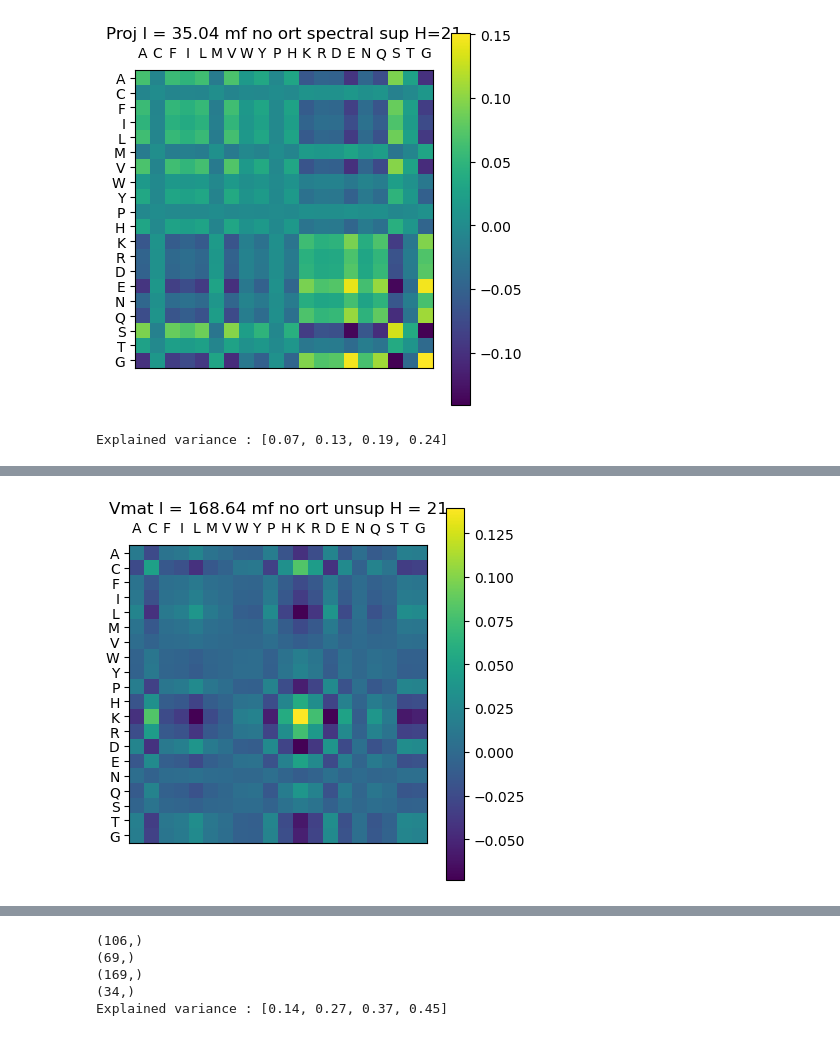
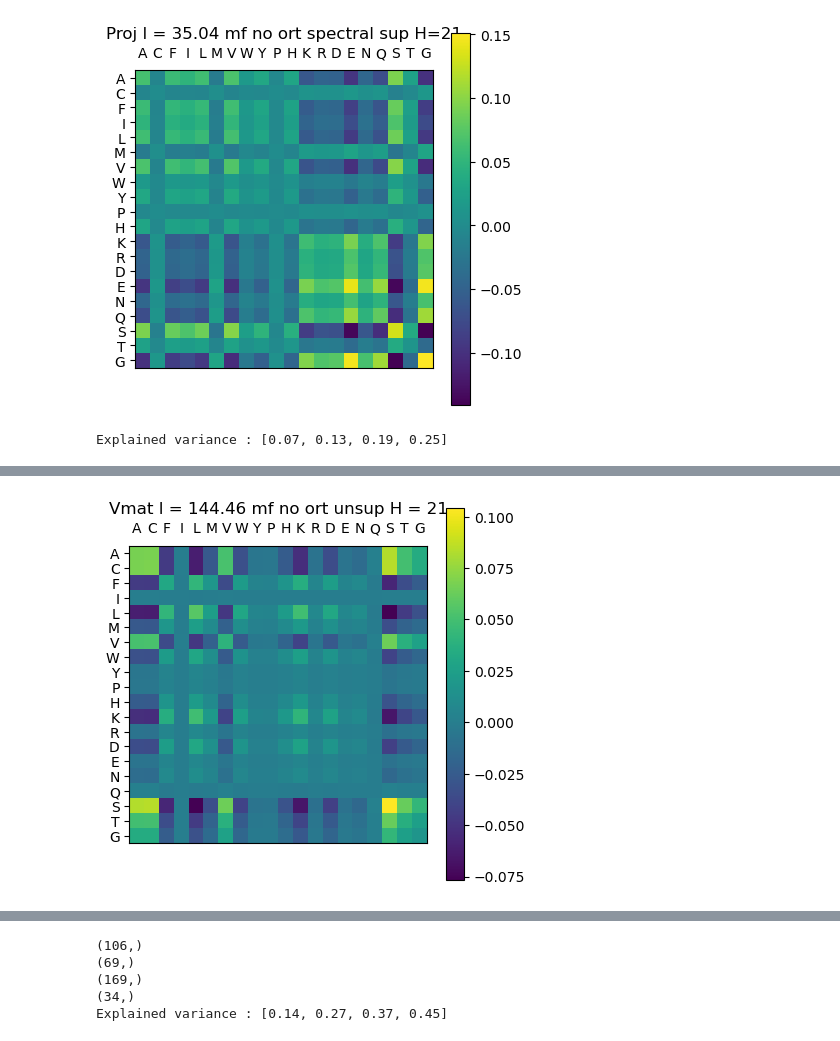
Before and after one commit to leonardodibari/HopfieldDCA.jl, a Jupyter notebook: notebooks/int_matrix.ipynb, the cells around one changed output, grey strips where cells are left out. Drawn from its saved outputs; the diff is of its cells as text; code cells hidden in the pictures.

```diff
--- a/notebooks/int_matrix.ipynb
+++ b/notebooks/int_matrix.ipynb
@@ -100,7 +100,7 @@ function compute_mat_sf(m)
     return e_all
 end
 
-function showVmat_mf(m, n_eig, structfiles; n_vals = 30, tit = " ")
+function showVmat_mf(m, n_eig, structfiles; tit = " ")
     Nf = length(m.Ks)
     @tullio VV[a, b, h] := m.V[a,h]*m.V[b,h]
     llh = get_filt_mat_mf2(m1.Ks, m1.V, structfiles, ppv_cutoff = 0.8)
@@ -118,7 +118,7 @@ function showVmat_mf(m, n_eig, structfiles; n_vals = 30, tit = " ")
     end
 end
 
-function showVmat_mf_uns(m, n_eig; n_vals = 3, tit = " ", min_dist = 6)
+function showVmat_mf_uns(m, n_eig; tit = " ", min_dist = 6, perc = 0.125)
     Nf = length(m.Ks)
     @tullio VV[a, b, h] := m.V[a,h]*m.V[b,h]
     N = maximum([size(m.Ks[f], 1) for f in 1:Nf])
@@ -127,11 +127,12 @@ function showVmat_mf_uns(m, n_eig; n_vals = 3, tit = " ", min_dist = 6)
     counts = zeros(N, N, H)
     for f in 1:Nf
         for h in 1:size(m.V,2)
-            mm = m.Ks[f][:,:,h]
-            mm_zsg = mm .- mean(mm, dims = 1) .- mean(mm, dims = 2) .- mean(mean(mm, dims = 1), dims = 2)
-            masked = set_elements_to_zero(mm_zsg, min_dist)
+            #mm =
+            #mm_zsg = mm .- mean(mm, dims = 1) .- mean(mm, dims = 2) .- mean(mean(mm, dims = 1), dims = 2)
+            L = size(m.Ks[f][:,:,h], 1)
+            masked = set_elements_to_zero(m.Ks[f][:,:,h], min_dist)
             #masked = set_elements_to_zero(m.Ks[f][:,:,h], min_dist)
-            good_cont = get_highest_vals(correct_APC(sqrt.(masked .^2)), n_vals)
+            good_cont = get_highest_vals(correct_APC(sqrt.(masked .^2)), round(Int,perc * L))
 
             for n in 1:length(good_cont)
                 KK[good_cont[n][1], good_cont[n][2], h] += good_cont[n][3]
@@ -389,8 +399,8 @@ Explained Var : [0.26, 0.43, 0.53, 0.62]
 @load "../../multi_fam/ortfalse_H21η0.05λ0.001/mf_pars14_H21η0.05λ0.001T40.jld2"
 fs = [14, 90, 105, 131, 200, 412, 1807, 2953, 7648]
 m1 = m ; n_eig = 4;
-showVmat_mf_uns(m1, n_eig, tit = "mf no ort unsup H = 21", n_vals = 10)
+showVmat_mf_uns(m1, n_eig, tit = "mf no ort unsup H = 21")
 #la matrice con l'elettrostatico è la 11, la matrice con la cisteina è la 19
 ;
 # %% [output]
-Explained variance : [0.07, 0.13, 0.19, 0.24]
+Explained variance : [0.07, 0.13, 0.19, 0.25]
@@ -400 +410 @@ Explained variance : [0.07, 0.13, 0.19, 0.24]
-[figure, old version]
+[figure, new version]
```
Also changed, not shown: parts of 6 cells of this notebook, 12 other files.
